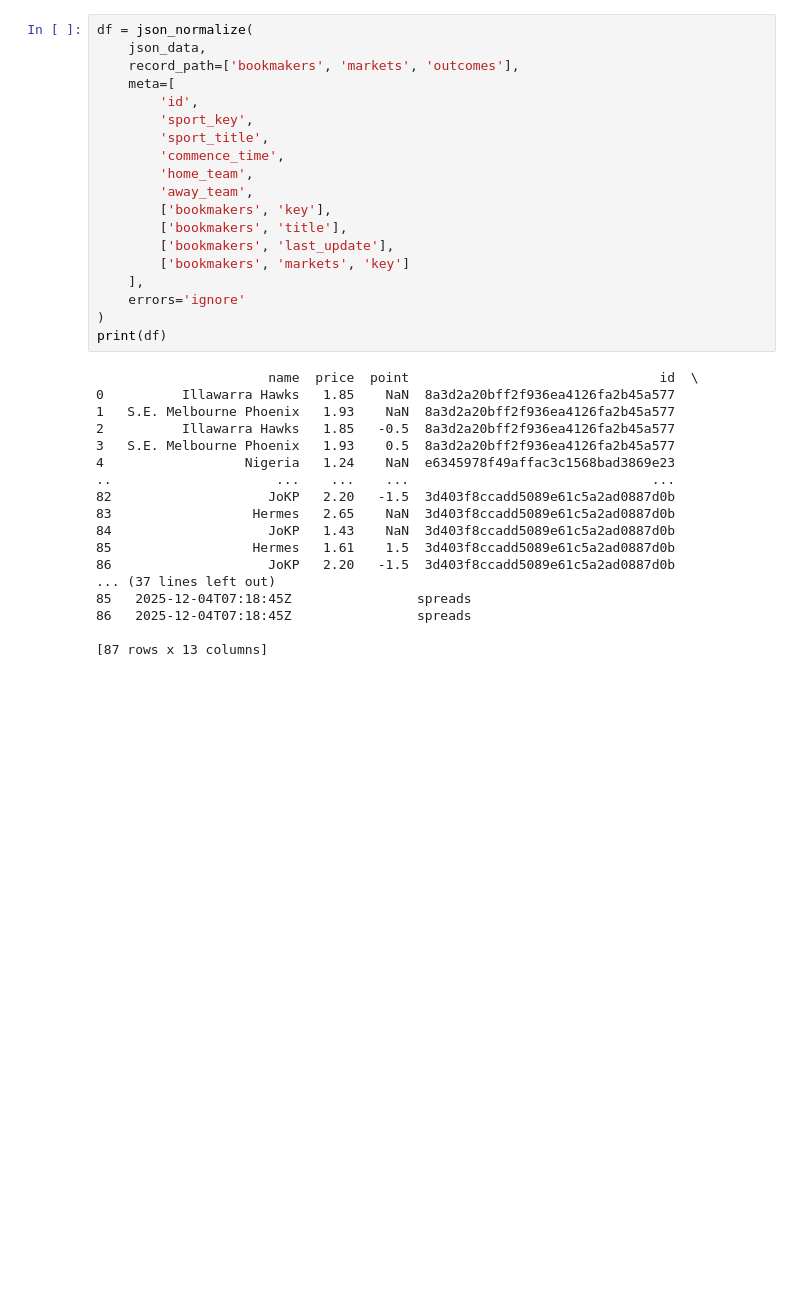
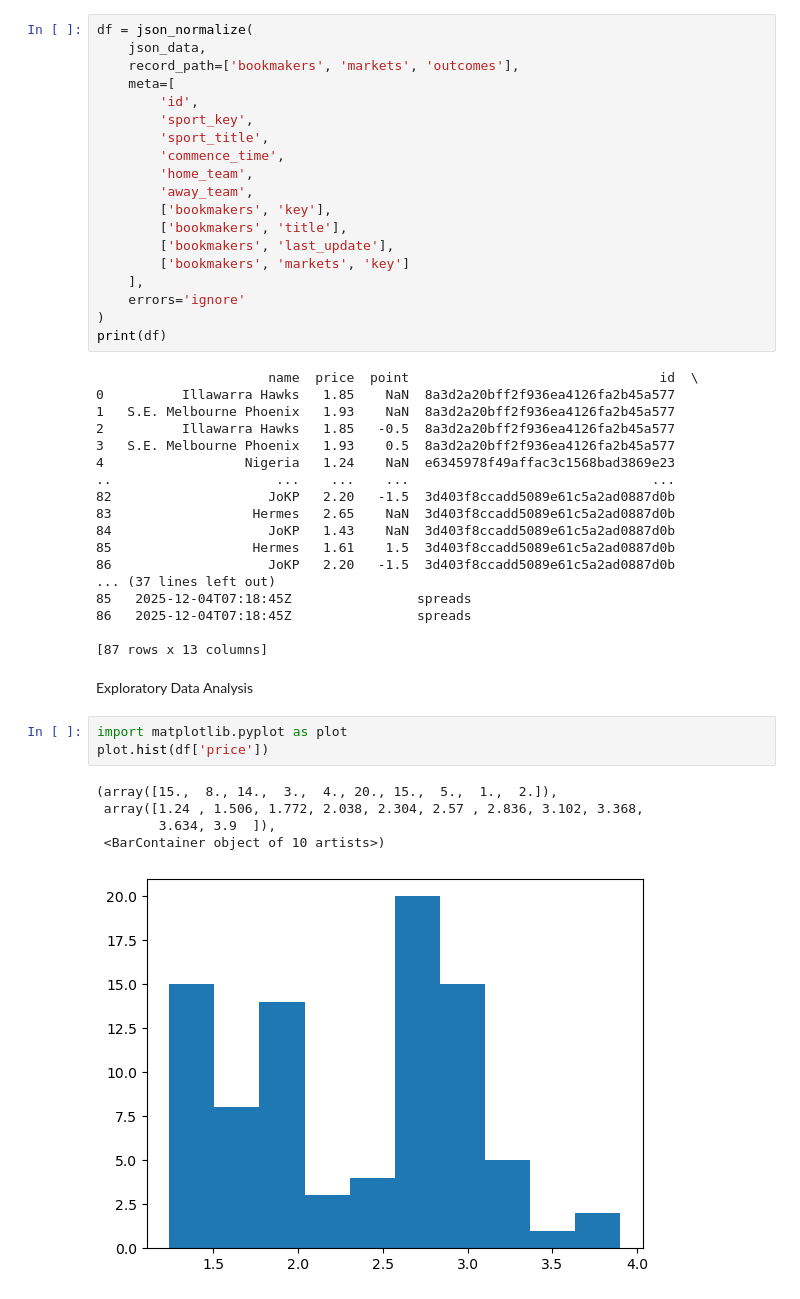
Before and after one commit to abhinavjoshi1/Machine-Learning-Algorithms, a Jupyter notebook: api_data_fetch.ipynb, the cells around one changed output. Cells and saved outputs as stored; diff of their text form; blank space fills up the shorter version.

```diff
--- a/api_data_fetch.ipynb
+++ b/api_data_fetch.ipynb
@@ -84,3 +85,14 @@ print(df)
 86   2025-12-04T07:18:45Z                spreads
 
 [87 rows x 13 columns]
+# %% [markdown]
+Exploratory Data Analysis
+# %%
+import matplotlib.pyplot as plot
+plot.hist(df['price'])
+# %% [output]
+(array([15.,  8., 14.,  3.,  4., 20., 15.,  5.,  1.,  2.]),
+ array([1.24 , 1.506, 1.772, 2.038, 2.304, 2.57 , 2.836, 3.102, 3.368,
+        3.634, 3.9  ]),
+ <BarContainer object of 10 artists>)
+[figure, added]
```
Also changed, not shown: parts of 5 cells of this notebook.
